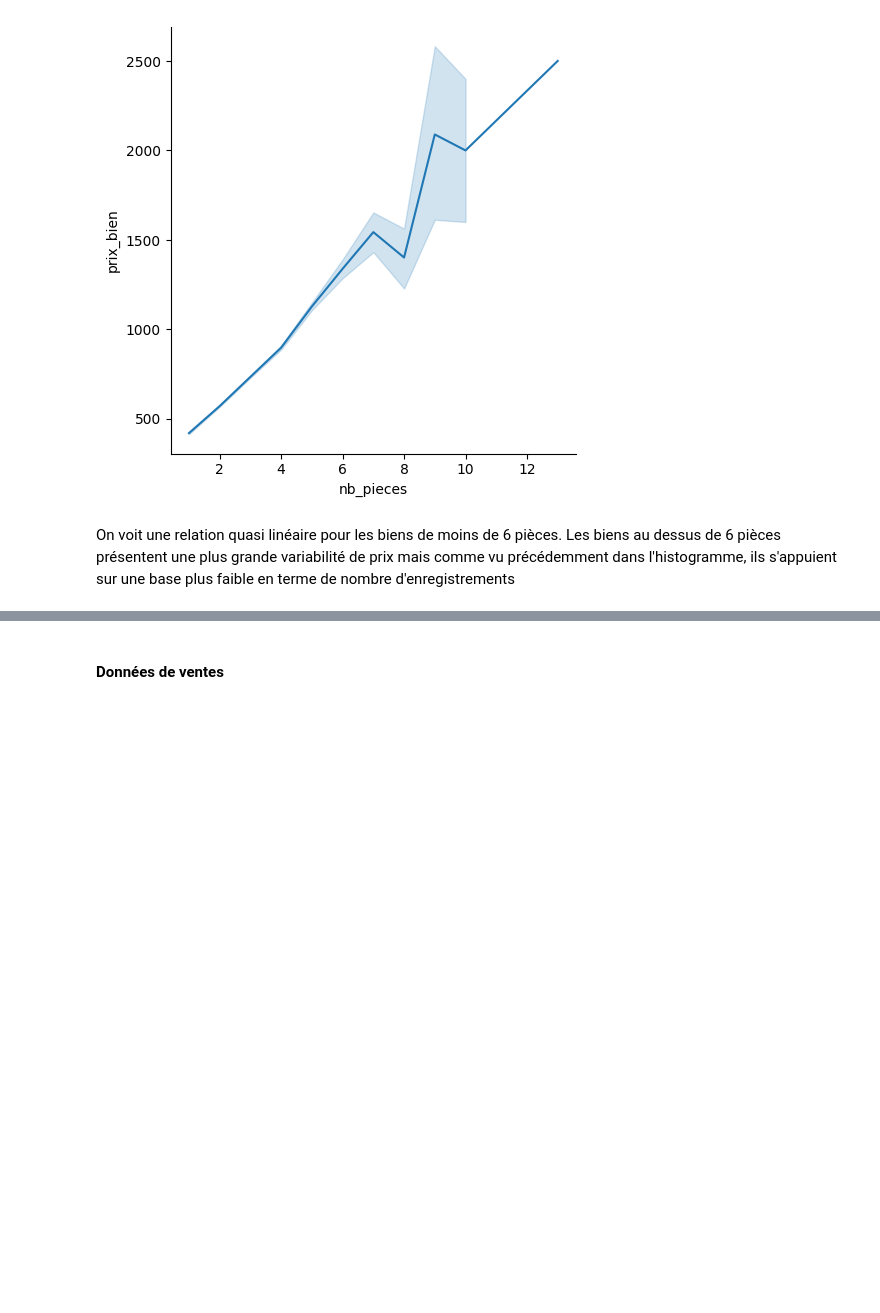
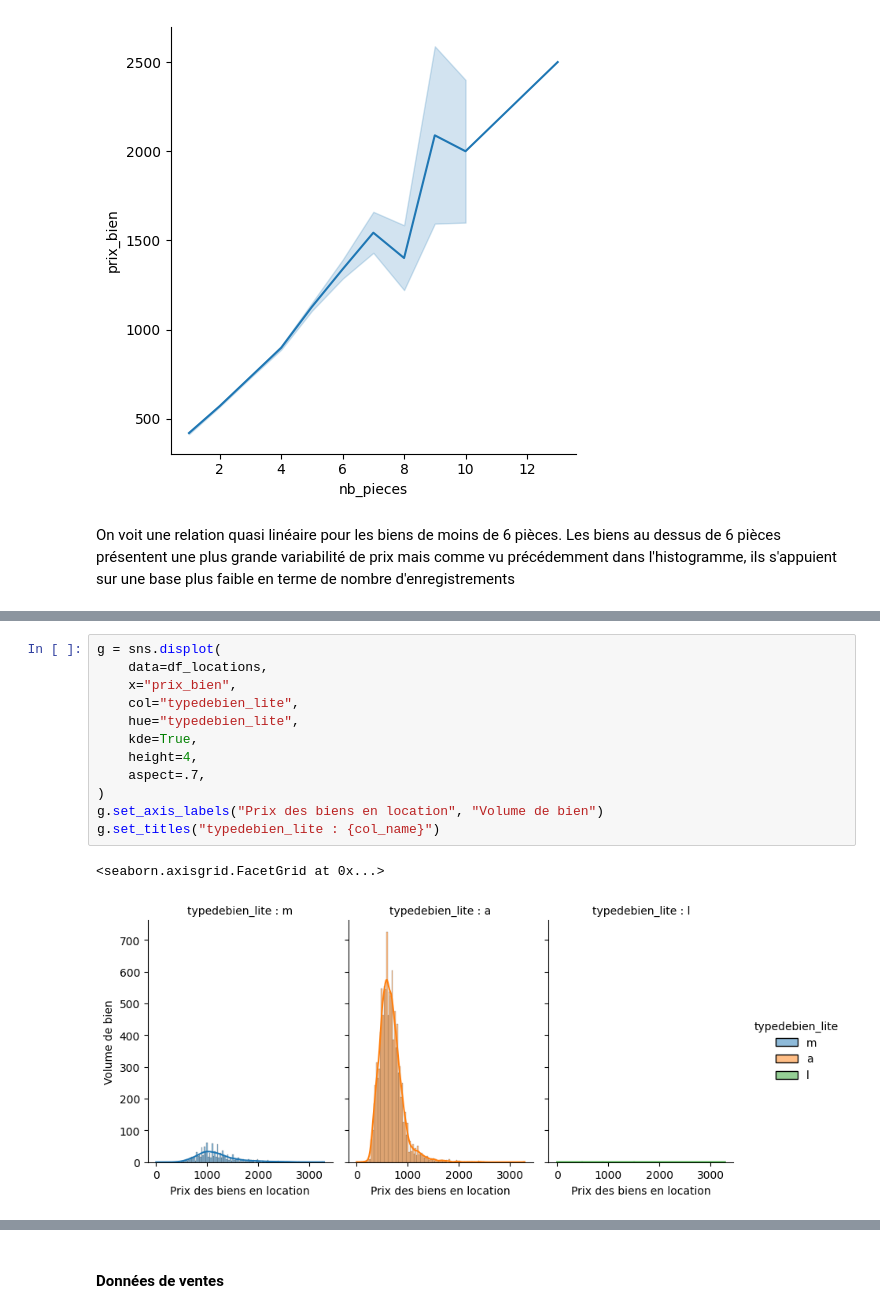
Before and after one commit to Hugues360/Projet_DS2025, a Jupyter notebook: Etape_1_Exploration_DataViz.ipynb, the cells around one changed output, grey strips where cells are left out. Drawn from its saved outputs; the diff is of its cells as text; blank space fills up the shorter version.

```diff
--- a/Etape_1_Exploration_DataViz.ipynb
+++ b/Etape_1_Exploration_DataViz.ipynb
@@ -406,0 +431,15 @@ On voit une relation quasi linéaire pour les biens de moins de 6 pièces. Les b
+# %%
+g = sns.displot(
+    data=df_locations,
+    x="prix_bien",
+    col="typedebien_lite",
+    hue="typedebien_lite",
+    kde=True,
+    height=4,
+    aspect=.7,
+)
+g.set_axis_labels("Prix des biens en location", "Volume de bien")
+g.set_titles("typedebien_lite : {col_name}")
+# %% [output]
+<seaborn.axisgrid.FacetGrid at 0x...>
+[figure, added]
```
Also changed, not shown: parts of 37 cells of this notebook.
